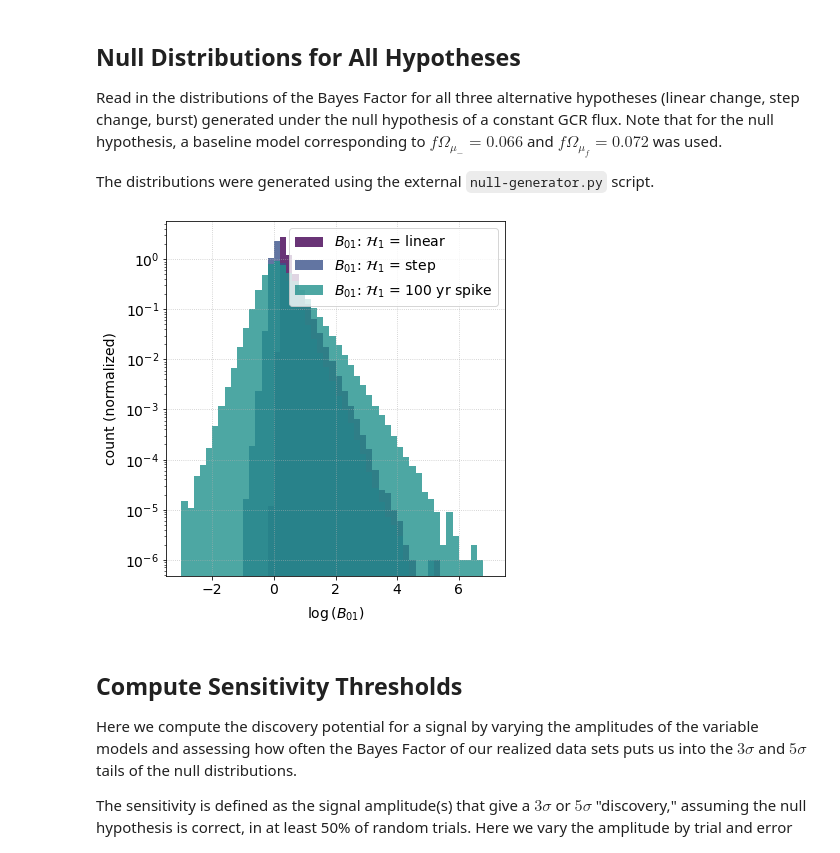
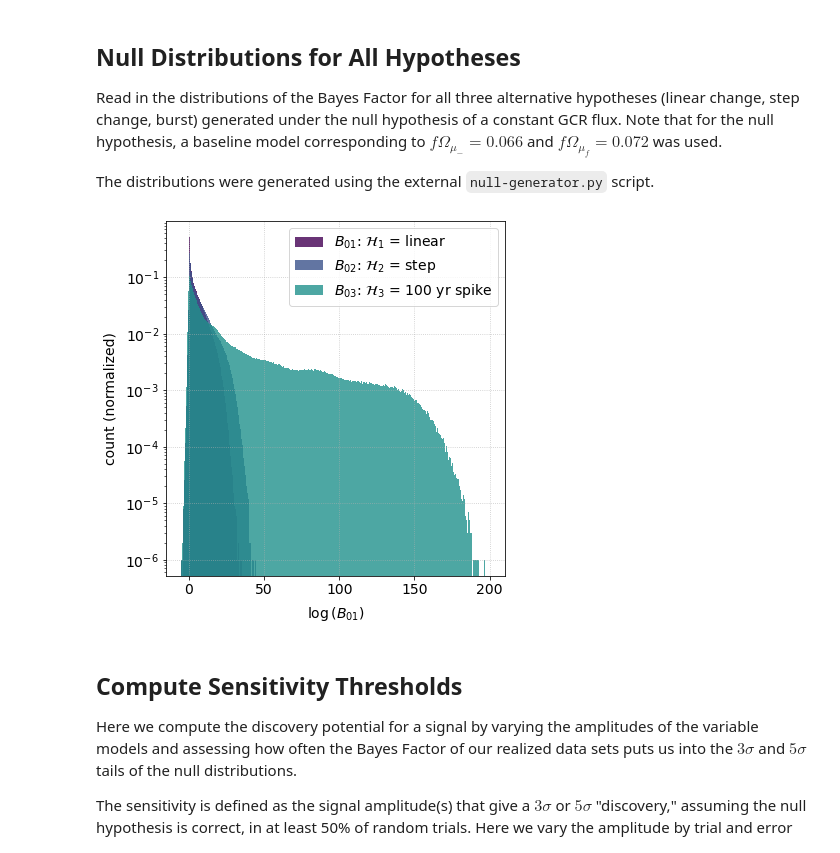
Before and after one commit to 14CO/Dome-C-Sensitivity, a Jupyter notebook: gcr-sensitivity.ipynb, the cells around one changed output. Saved outputs shown, nothing was run; the diff lists cells and outputs as text; code cells hidden in the pictures.

```diff
--- a/gcr-sensitivity.ipynb
+++ b/gcr-sensitivity.ipynb
@@ -136,0 +145,7 @@ FITS_rec([( 1.1,), ( 1.2,), ( 1.3,), ( 1.4,), ( 1.5,), ( 1.6,), ( 1.7,),
+# %%
+logVarPrior = varPrior(const_models)
+
+const_models.logprior = logVarPrior
+
+plt.scatter(const_models.fofactors['FOMUNEG'],const_models.fofactors['FOMUFAST'], s=np.exp(logVarPrior)*20)
+plt.show()
@@ -136,0 +154,2 @@ FITS_rec([( 1.1,), ( 1.2,), ( 1.3,), ( 1.4,), ( 1.5,), ( 1.6,), ( 1.7,),
+# %%
+linear_models.logprior = varPrior(linear_models)
@@ -284,15 +272,19 @@ Test two cases:
 
 In case 1, expect $B_{01}>1$ on average, and in case 2, expect $B_{01}<1$ on average.
 # %%
-dist = (const_models.fofactors['FOMUNEG'] - fmu_neg)**2 + (const_models.fofactors['FOMUFAST'] - fmu_fast)**2
-j = dist.argmin()
-data_const = const_models.models[j]
+#dist = (const_models.fofactors['FOMUNEG'] - fmu_neg)**2 + (const_models.fofactors['FOMUFAST'] - fmu_fast)**2
+#j = dist.argmin()
+#data_const = const_models.models[j]
+
+N = 10000
+data_const_mult = random.choices(const_models.models, weights=np.exp(const_models.logprior),k=N)
 
 # Generate B_01, where 0=const model and 1=linear model,
 # under the null hypothesis where the data are produced by the "baseline" constant model.
 BF_lin_null = []
-for i in tqdm(range(10000)):
-    z_samp, CO_samp, dCO_samp = data_const.sample_z()
+for i in tqdm(range(N)):
+    #z_samp, CO_samp, dCO_samp = data_const.sample_z()
+    z_samp, CO_samp, dCO_samp = data_const_mult[i].sample_z()
     B = const_models.likelihood(z_samp, CO_samp, dCO_samp) / linear_models.likelihood(z_samp, CO_samp, dCO_samp)
     BF_lin_null.append(B)
 # %%
@@ -334,32 +331,38 @@ Read in the distributions of the Bayes Factor for all three alternative hypothes
 
 The distributions were generated using the external `null-generator.py` script.
 # %%
-if os.path.exists('bf_null_20m_2pct_0.0660_0.0720.npz'):
-    npzf = np.load('bf_null_20m_2pct_0.0660_0.0720.npz')
+#file = 'models/bf_null_20m_2pct_0.0660_0.0720.npz'
+file = 'models/bf_null_20m_2pct_5000000_01.npz'
+if os.path.exists(file):
+    npzf = np.load(file)
     BF_lin_null = npzf['BF_lin']
     BF_step_null = npzf['BF_step']
     BF_100yr_null = npzf['BF_100yr']
+else:
+    print('Null data path does not exist')
 # %%
-logBmin = np.round(np.log10(np.min(np.minimum(np.minimum(BF_lin_null, BF_100yr_null), BF_step_null))))
-logBmax = np.round(np.log10(np.max(np.maximum(np.maximum(BF_lin_null, BF_100yr_null), BF_step_null))))
+BFlim = (-20,500)
+
+logBmin = np.maximum(np.round(np.log10(np.min(np.minimum(np.minimum(BF_lin_null, BF_100yr_null), BF_step_null)))),BFlim[0])
+logBmax = np.minimum(np.round(np.log10(np.max(np.maximum(np.maximum(BF_lin_null, BF_100yr_null), BF_step_null)))),BFlim[1])
 nbins = int(np.round((logBmax - logBmin) / 0.2) + 1)
 
 fig, ax = plt.subplots(1,1, figsize=(6,6))
 ax.hist(np.log10(BF_lin_null), bins=np.linspace(logBmin, logBmax, nbins), alpha=0.8, density=1,
         label=r'$B_{01}$: $\mathcal{H}_1$ = linear');
 ax.hist(np.log10(BF_step_null), bins=np.linspace(logBmin, logBmax, nbins), alpha=0.8, density=1,
-        label=r'$B_{01}$: $\mathcal{H}_1$ = step');
+        label=r'$B_{02}$: $\mathcal{H}_2$ = step');
 ax.hist(np.log10(BF_100yr_null), bins=np.linspace(logBmin, logBmax, nbins), alpha=0.8, density=1,
-        label=r'$B_{01}$: $\mathcal{H}_1$ = 100 yr spike');
+        label=r'$B_{03}$: $\mathcal{H}_3$ = 100 yr spike');
 ax.set(xlabel=r'$\log{(B_{01})}$',
        ylabel='count (normalized)',
        yscale='log')
 
 ax.legend(loc='best')
 
 fig.tight_layout()
 # %% [output]
-[figure, old version]
+[figure, new version]
 # %% [markdown]
 ## Compute Sensitivity Thresholds
 
```
Also changed, not shown: parts of 39 cells of this notebook, 6 other files.
